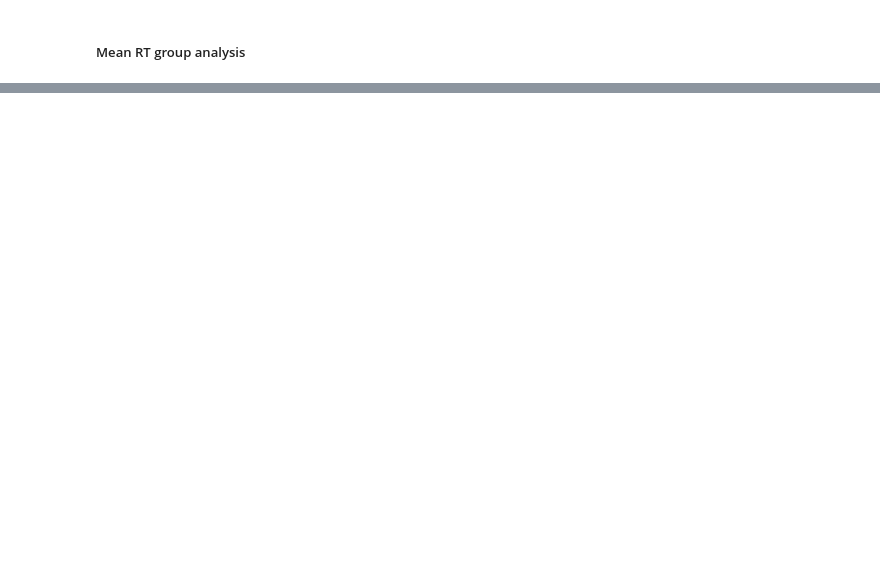
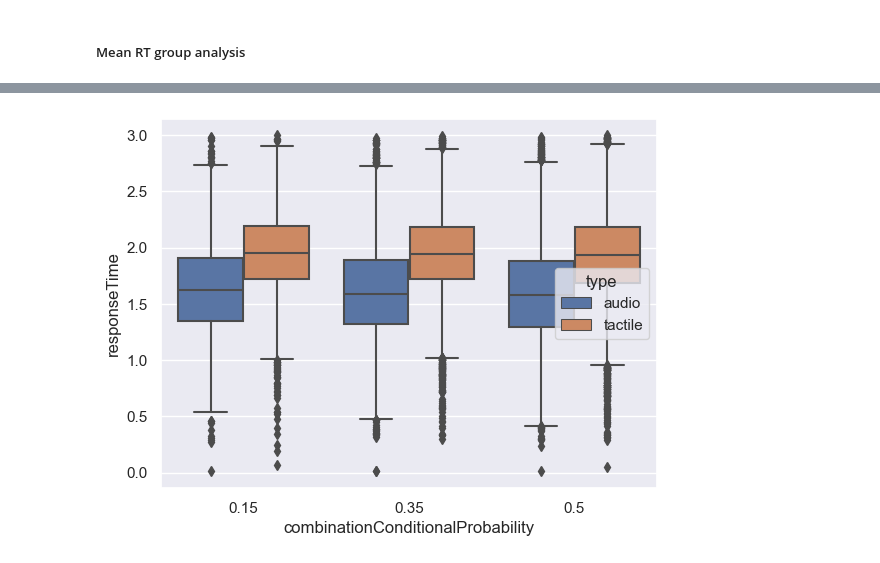
Before and after one commit to ruffgroup/multlearn, a Jupyter notebook: Modelling/Data analysis/accuracy_plots.ipynb, the cells around one changed output, grey strips where cells are left out. Cells and saved outputs as stored; diff of their text form; code cells hidden in the pictures; blank space fills up the shorter version.

```diff
--- a/Modelling/Data analysis/accuracy_plots.ipynb
+++ b/Modelling/Data analysis/accuracy_plots.ipynb
@@ -722,3 +645,7 @@ rankIDs()
+# %%
+plotGroupRT(mode="box")
+# %% [output]
+[figure, added]
 # %%
 # FOR LATER
 
```
Also changed, not shown: parts of 10 cells of this notebook.
